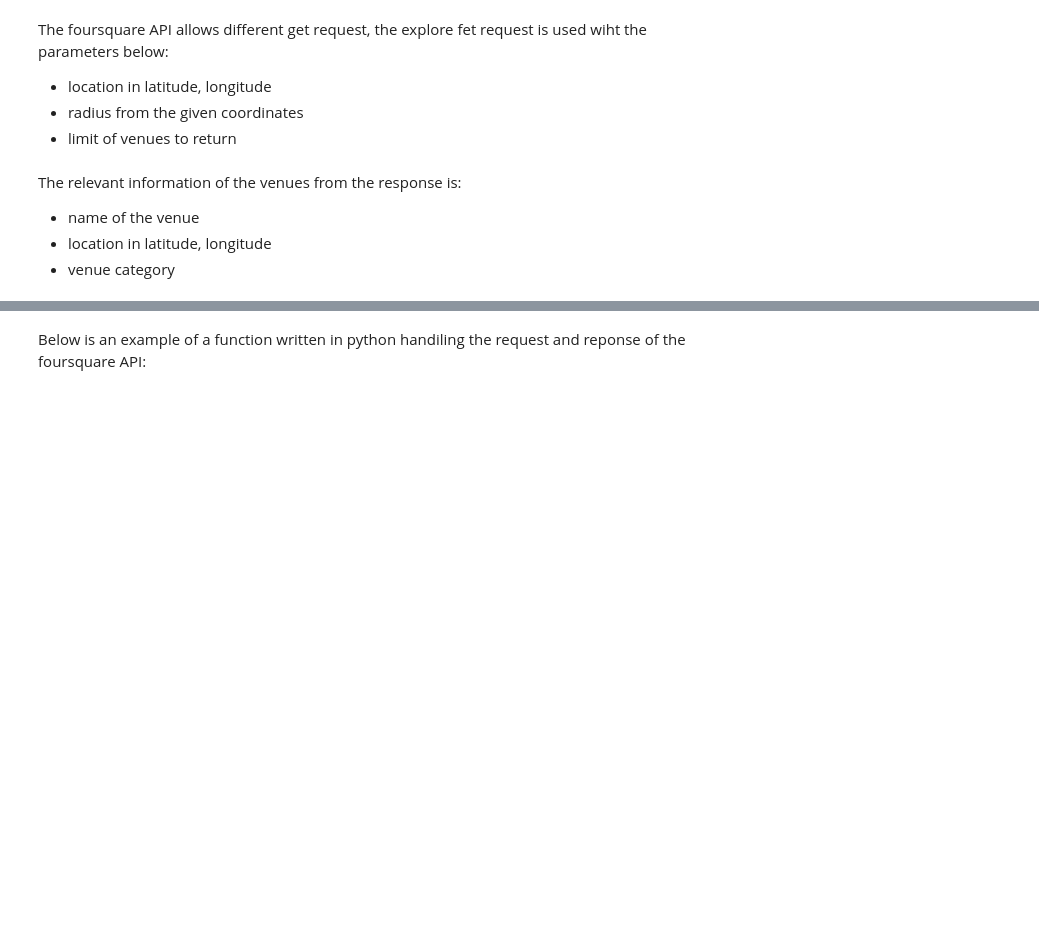
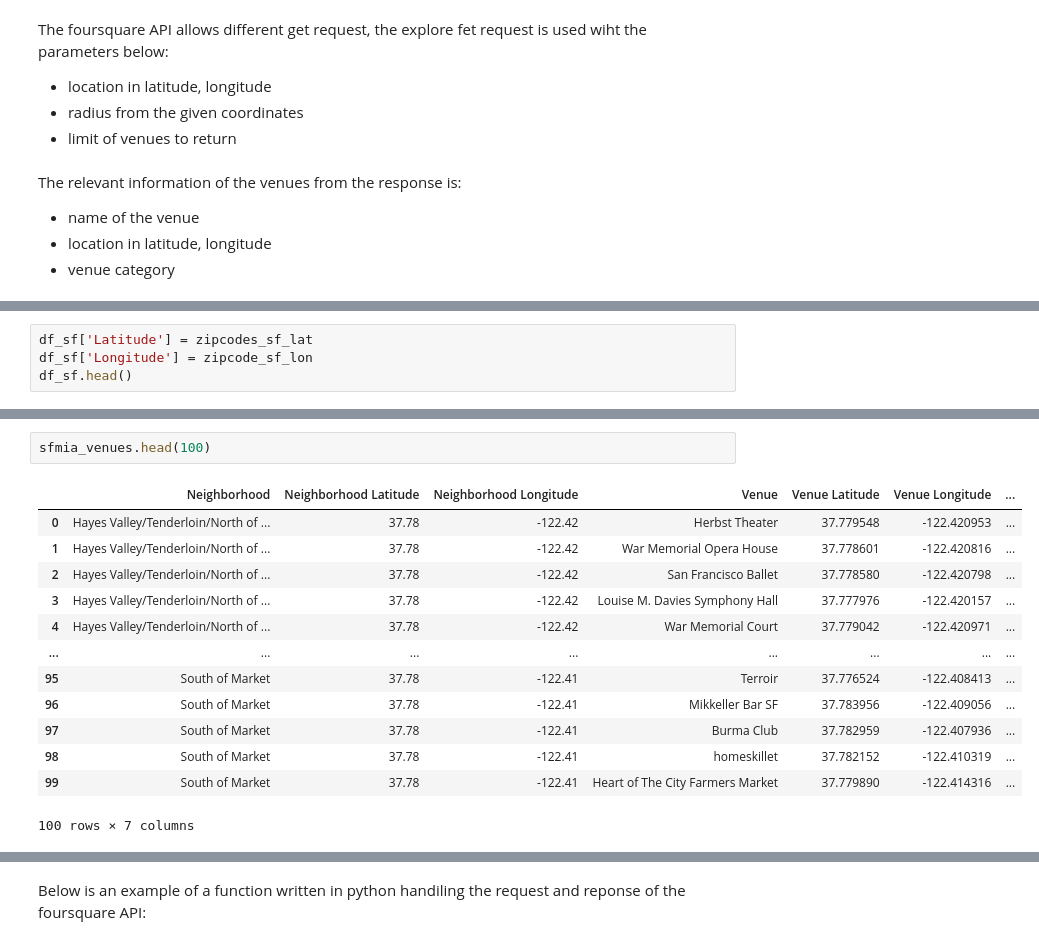
Before and after one commit to orbiarve/capstone-project, a Jupyter notebook: Cornern Finder.ipynb, the cells around one changed output, grey strips where cells are left out. Cells and saved outputs as stored; diff of their text form; blank space fills up the shorter version.

```diff
--- a/Cornern Finder.ipynb
+++ b/Cornern Finder.ipynb
@@ -20,0 +204,4 @@ The relevant information of the venues from the response is:
+# %%
+df_sf['Latitude'] = zipcodes_sf_lat
+df_sf['Longitude'] = zipcode_sf_lon
+df_sf.head()
@@ -20,0 +325,16 @@ The relevant information of the venues from the response is:
+# %%
+sfmia_venues.head(100)
+# %% [output]
+|  | Neighborhood | Neighborhood Latitude | Neighborhood Longitude | Venue | Venue Latitude | Venue Longitude | ... |
+| 0 | Hayes Valley/Tenderloin/North of ... | 37.78 | -122.42 | Herbst Theater | 37.779548 | -122.420953 | ... |
+| 1 | Hayes Valley/Tenderloin/North of ... | 37.78 | -122.42 | War Memorial Opera House | 37.778601 | -122.420816 | ... |
+| 2 | Hayes Valley/Tenderloin/North of ... | 37.78 | -122.42 | San Francisco Ballet | 37.778580 | -122.420798 | ... |
+| 3 | Hayes Valley/Tenderloin/North of ... | 37.78 | -122.42 | Louise M. Davies Symphony Hall | 37.777976 | -122.420157 | ... |
+| 4 | Hayes Valley/Tenderloin/North of ... | 37.78 | -122.42 | War Memorial Court | 37.779042 | -122.420971 | ... |
+| ... | ... | ... | ... | ... | ... | ... | ... |
+| 95 | South of Market | 37.78 | -122.41 | Terroir | 37.776524 | -122.408413 | ... |
+| 96 | South of Market | 37.78 | -122.41 | Mikkeller Bar SF | 37.783956 | -122.409056 | ... |
+| 97 | South of Market | 37.78 | -122.41 | Burma Club | 37.782959 | -122.407936 | ... |
+| 98 | South of Market | 37.78 | -122.41 | homeskillet | 37.782152 | -122.410319 | ... |
+| 99 | South of Market | 37.78 | -122.41 | Heart of The City Farmers Market | 37.779890 | -122.414316 | ... |
+100 rows × 7 columns
```
Also changed, not shown: parts of 30 cells of this notebook, 2 other files.
